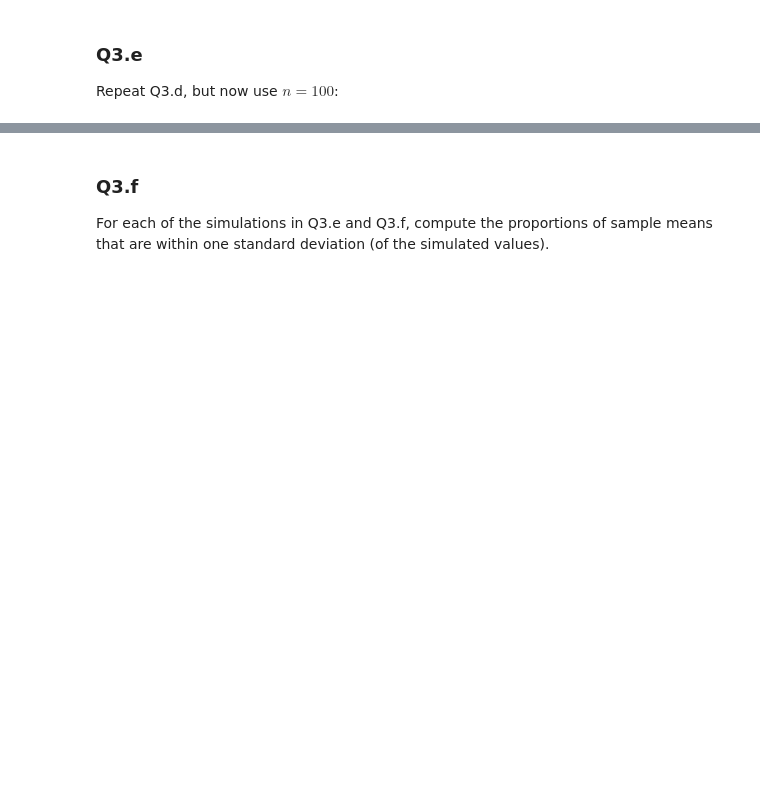
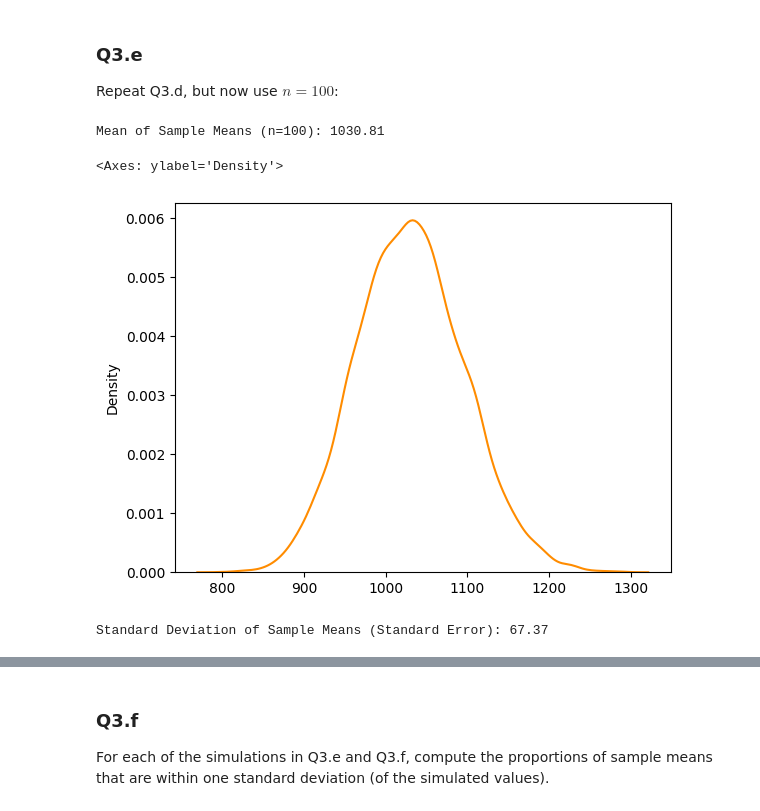
Before and after one commit to UsmanCh1226/DS101_P2, a Jupyter notebook: Copy_of_project2_(UC_2_7_26).ipynb, the cells around one changed output, grey strips where cells are left out. Drawn from its saved outputs; the diff is of its cells as text; code cells hidden in the pictures; blank space fills up the shorter version.

```diff
--- a/Copy_of_project2_(UC_2_7_26).ipynb
+++ b/Copy_of_project2_(UC_2_7_26).ipynb
@@ -380,0 +432,23 @@ Repeat Q3.d, but now use $n = 100$:
+# %%
+# solution
+n = 100
+
+sample_size_100 = [np.mean(rntp_present_table['RNTP'].sample(n=n).values) for _ in __builtins__.range(10000)]
+
+sample_size_100_series = pd.Series(sample_size_100)
+
+
+sim_mean_100 = sample_size_100_series.mean()
+sim_std_100 = sample_size_100_series.std()
+
+print(f"Mean of Sample Means (n=100): {sim_mean_100:.2f}")
+
+sb.kdeplot(sample_size_100_series, color='darkorange')
+# %% [output]
+Mean of Sample Means (n=100): 1030.81
+<Axes: ylabel='Density'>
+[figure, added]
+# %%
+print(f"Standard Deviation of Sample Means (Standard Error): {sim_std_100:.2f}")
+# %% [output]
+Standard Deviation of Sample Means (Standard Error): 67.37
```
Also changed, not shown: parts of 23 cells of this notebook.
